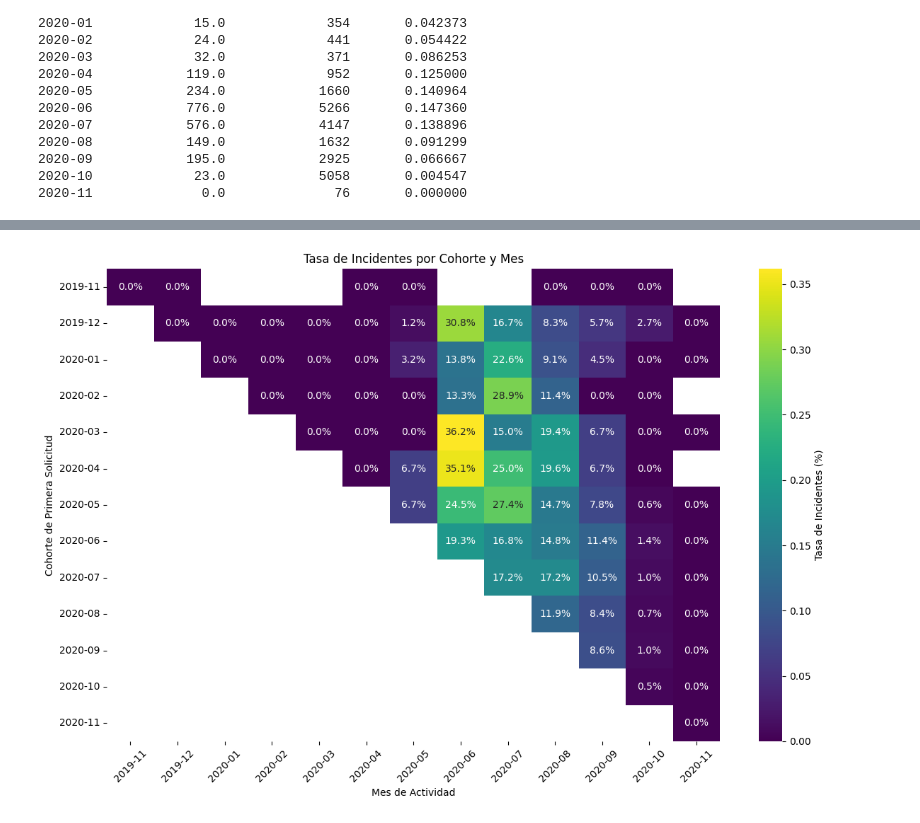
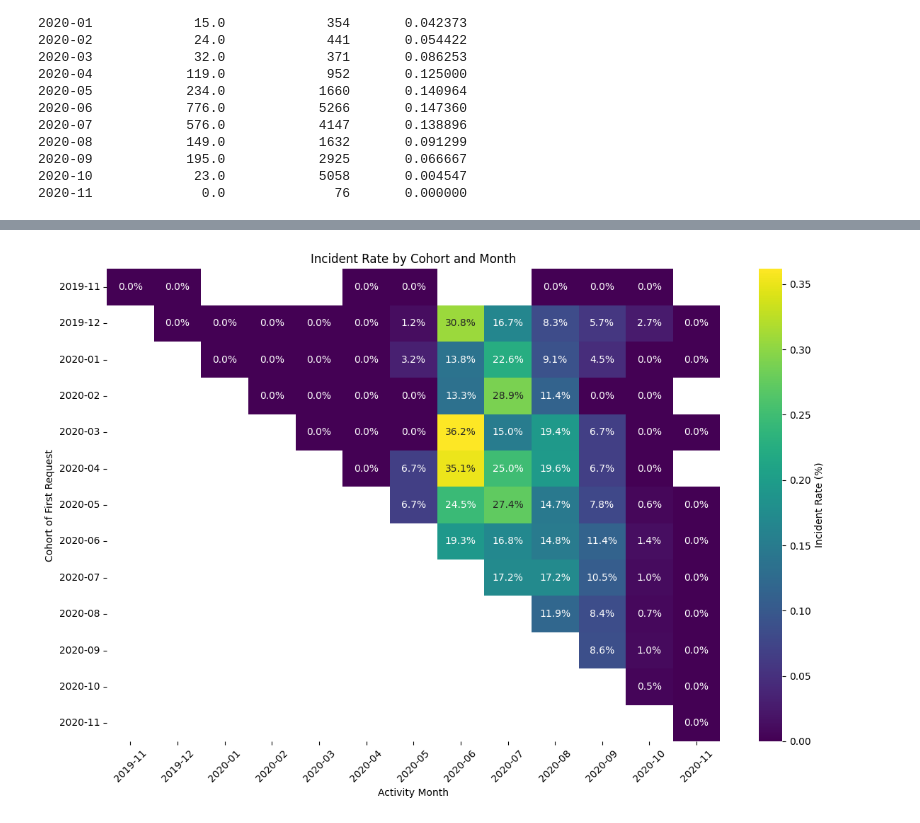
Before and after one commit to Intro-Analisis-Exploratorio-de-Datos/Project1, a Jupyter notebook: NoteBooks/5_ Incident_Rate.ipynb, the cells around one changed output, grey strips where cells are left out. Saved outputs shown, nothing was run; the diff lists cells and outputs as text; code cells hidden in the pictures.

```diff
--- a/NoteBooks/5_ Incident_Rate.ipynb
+++ b/NoteBooks/5_ Incident_Rate.ipynb
@@ -94,28 +101,28 @@ plt.show()
 # %%
 import matplotlib.pyplot as plt
 import seaborn as sns
 
-# Añadir una columna 'month' para calcular las tasas de incidentes mensuales
+# Add a 'month' column to calculate monthly incident rates
 cash_requests_df['month'] = cash_requests_df['created_at'].dt.to_period('M')
 
-# Reagrupar por cohorte y mes
+# Regroup by cohort and month
 monthly_cohort_data = cash_requests_df.groupby(['cohort', 'month']).agg(
     monthly_incidents=('incident_count', 'sum'),
     monthly_requests=('id', 'count')
 )
 monthly_cohort_data['monthly_incident_rate'] = monthly_cohort_data['monthly_incidents'] / monthly_cohort_data['monthly_requests']
 
-# Pivotear los datos para el mapa de calor
+# Pivot the data for the heatmap
 pivot_table = monthly_cohort_data['monthly_incident_rate'].unstack(level=1)  # Unstack by month
 
 plt.figure(figsize=(12, 8))
-sns.heatmap(pivot_table, cmap='viridis', annot=True, fmt=".1%", cbar_kws={'label': 'Tasa de Incidentes (%)'})
-plt.title('Tasa de Incidentes por Cohorte y Mes')
-plt.xlabel('Mes de Actividad')
-plt.ylabel('Cohorte de Primera Solicitud')
+sns.heatmap(pivot_table, cmap='viridis', annot=True, fmt=".1%", cbar_kws={'label': 'Incident Rate (%)'})
+plt.title('Incident Rate by Cohort and Month')
+plt.xlabel('Activity Month')
+plt.ylabel('Cohort of First Request')
 plt.xticks(rotation=45)
 plt.yticks(rotation=0)
 plt.tight_layout()
 plt.show()
 # %% [output]
-[figure, old version]
+[figure, new version]
```
Also changed, not shown: parts of 4 cells of this notebook, 3 other files.
